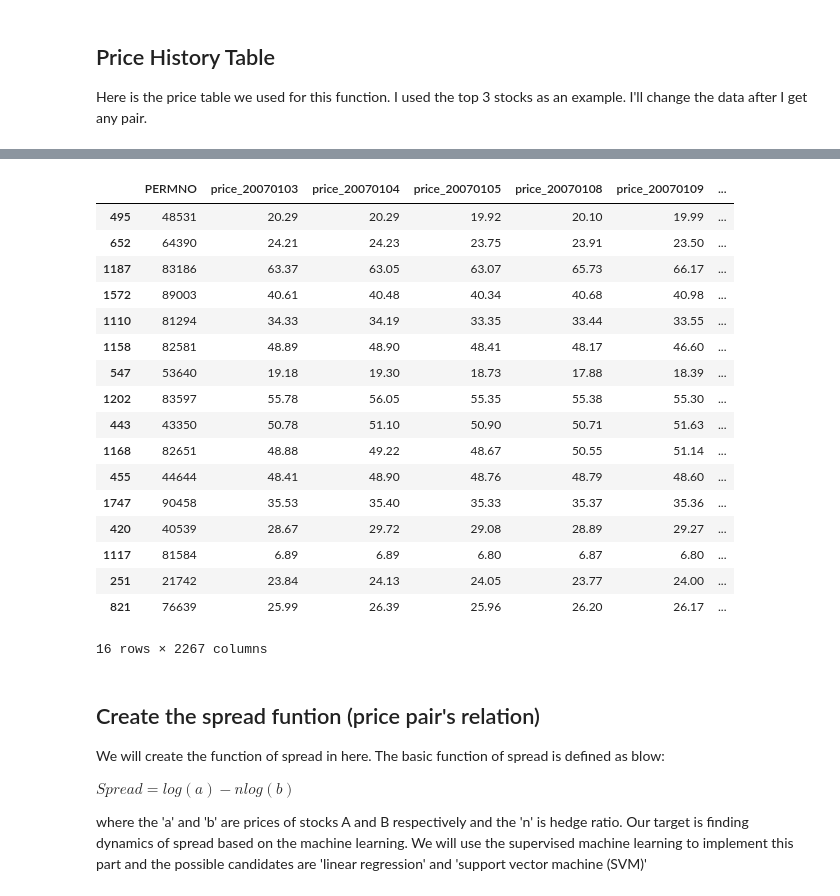
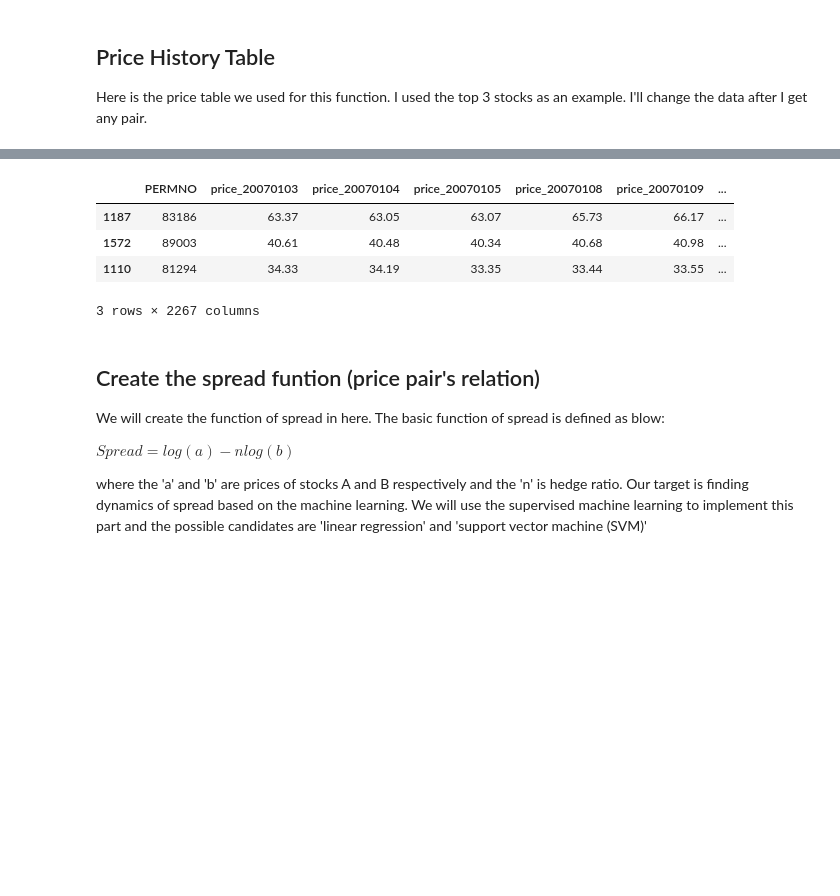
Before and after one commit to daehkim/pair-trading, a Jupyter notebook: tradingStrategy.ipynb, the cells around one changed output, grey strips where cells are left out. Cells and saved outputs as stored; diff of their text form; code cells hidden in the pictures; blank space fills up the shorter version.

```diff
--- a/tradingStrategy.ipynb
+++ b/tradingStrategy.ipynb
@@ -22,14 +22,22 @@ Here is the price table we used for this function. I used the top 3 stocks as an
 training_set = pd.read_csv("training_data.csv")
 
 # Remove all the data except the pairs we choose
-pairs_list = [[48531, 64390],
-              [83186, 89003],
-              [81294, 82581],
-              [53640, 83597],
-              [43350, 82651],
-              [44644, 90458],
-              [40539, 81584],
-              [21742, 76639]
+pairs_list = [[83186, 89003],
+                [81294, 82581],
+                [53640, 83597],
+                [43350, 82651],
+                [12781, 48531],
+                [44644, 90458],
+                [21742, 76639],
+                [51633, 58819],
+                [24969, 24985],
+                [81294, 83186],
+                [42585, 83621],
+                [10395, 53640],
+                [23931, 48531],
+                [60186, 81095],
+                [13856, 48531],
+                [16548, 81577]
               ]
 
 for i in range(len(pairs_list)):
@@ -45,6 +53,6 @@ for i in range(len(pairs_list)):
                    training_set.loc[training_set['PERMNO']==pairs_list[i][1]]])
 
 training_set = pairs_training_set
-training_set.head(20)
+training_set.head(3)
 # %% [output]
 |  | PERMNO | price_20070103 | price_20070104 | price_20070105 | price_20070108 | price_20070109 | ... |
@@ -68,30 +63,17 @@ training_set.head(20)
 # %%
 # Filtering the table only for the price history
 filter_col = ['PERMNO']
 filter_col2 = [col for col in training_set if col.startswith('price_')]
 filter_col.extend(filter_col2)
 
 training_set_price = training_set[filter_col]
-training_set_price.head(20)
+training_set_price.head(3)
 # %% [output]
 |  | PERMNO | price_20070103 | price_20070104 | price_20070105 | price_20070108 | price_20070109 | ... |
-| 495 | 48531 | 20.29 | 20.29 | 19.92 | 20.10 | 19.99 | ... |
-| 652 | 64390 | 24.21 | 24.23 | 23.75 | 23.91 | 23.50 | ... |
 | 1187 | 83186 | 63.37 | 63.05 | 63.07 | 65.73 | 66.17 | ... |
 | 1572 | 89003 | 40.61 | 40.48 | 40.34 | 40.68 | 40.98 | ... |
 | 1110 | 81294 | 34.33 | 34.19 | 33.35 | 33.44 | 33.55 | ... |
-| 1158 | 82581 | 48.89 | 48.90 | 48.41 | 48.17 | 46.60 | ... |
-| 547 | 53640 | 19.18 | 19.30 | 18.73 | 17.88 | 18.39 | ... |
-| 1202 | 83597 | 55.78 | 56.05 | 55.35 | 55.38 | 55.30 | ... |
-| 443 | 43350 | 50.78 | 51.10 | 50.90 | 50.71 | 51.63 | ... |
-| 1168 | 82651 | 48.88 | 49.22 | 48.67 | 50.55 | 51.14 | ... |
-| 455 | 44644 | 48.41 | 48.90 | 48.76 | 48.79 | 48.60 | ... |
-| 1747 | 90458 | 35.53 | 35.40 | 35.33 | 35.37 | 35.36 | ... |
-| 420 | 40539 | 28.67 | 29.72 | 29.08 | 28.89 | 29.27 | ... |
-| 1117 | 81584 | 6.89 | 6.89 | 6.80 | 6.87 | 6.80 | ... |
-| 251 | 21742 | 23.84 | 24.13 | 24.05 | 23.77 | 24.00 | ... |
-| 821 | 76639 | 25.99 | 26.39 | 25.96 | 26.20 | 26.17 | ... |
-16 rows × 2267 columns
+3 rows × 2267 columns
 # %% [markdown]
 ## Create the spread funtion (price pair's relation)
 We will create the function of spread in here. The basic function of spread is defined as blow:
```
Also changed, not shown: parts of 20 cells of this notebook.
